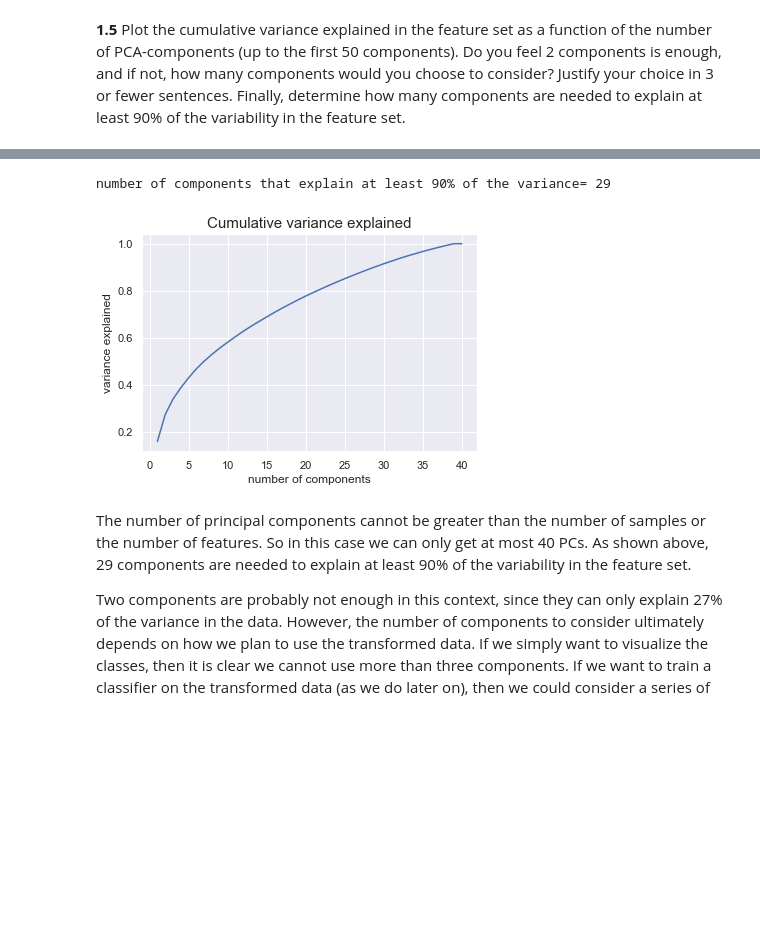
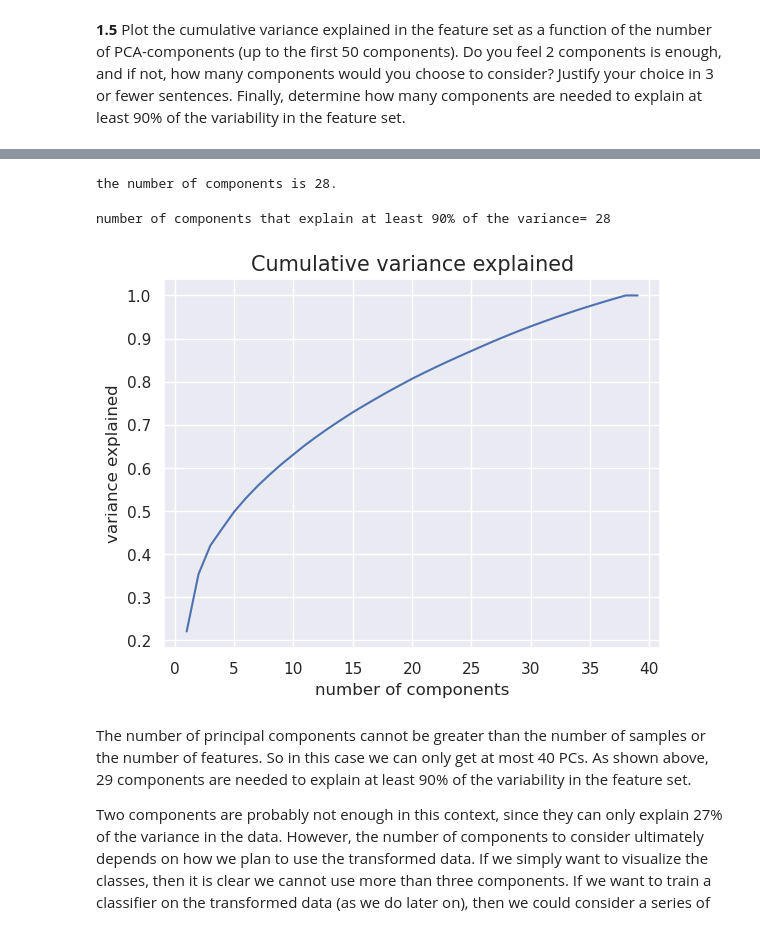
Before and after one commit to xingstar97/Harvard_CS109, a Jupyter notebook: homeworks/hw5/cs109a_hw5.ipynb, the cells around one changed output, grey strips where cells are left out. Drawn from its saved outputs; the diff is of its cells as text; code cells hidden in the pictures; blank space fills up the shorter version.

```diff
--- a/homeworks/hw5/cs109a_hw5.ipynb
+++ b/homeworks/hw5/cs109a_hw5.ipynb
@@ -76,0 +71,12 @@ data_test = df[~msk]
+# %%
+np.random.seed(9002)
+df = pd.read_csv('data/golub.csv')
+df["cancer_type"] = 1* (df["cancer"] == "aml")
+df = df.drop(["Samples", "BM.PB", "Gender", "Source", "tissue.mf", "cancer"], axis=1)
+
+msk = np.random.rand(len(df)) < 0.5
+# Create an array of the given shape and populate it with random samples from a uniform distribution over [0, 1).
+# the shape is len(df) rows
+data_train = df[msk]
+data_test = df[~msk]
+# The ~ operator in Python is the bitwise complement operator, which is used to perform a bitwise negation on integers.
@@ -206,7 +334,7 @@ Finally, it is worth noting in our solution that `density`/`normed` is not ensur
 # %%
 # your code here
-x_train, y_train = data_train.iloc[:,1:], data_train.iloc[:,0]
-x_test, y_test = data_test.iloc[:,1:], data_test.iloc[:,0]
+x_train, y_train = data_train.iloc[:,:-1], data_train.iloc[:,-1]
+x_test, y_test = data_test.iloc[:,:-1], data_test.iloc[:,-1]
 
 print("x train shape:", x_train.shape, "test shape:", x_test.shape)
 
@@ -239,20 +403,27 @@ The first two principal components only show a limited capacity to discriminate
+# %%
+print(f"the number of components is {np.where(np.array(variance_explained)>0.9)[0][0]+1}.")
+# %% [output]
+the number of components is 28.
 # %%
 # your code here
 # finding top 2 components
 var_explained = []
-total_comp = 40
+total_comp = 39
 pca = PCA(n_components = total_comp).fit(x_train)
 
 plt.plot(np.linspace(1, total_comp, total_comp), np.cumsum(pca.explained_variance_ratio_))
+# !!!!!!!!!
+# fitting one model is enough
+
 plt.xlabel('number of components')
 plt.ylabel('variance explained')
 plt.title('Cumulative variance explained',fontsize=15)
 
 print("number of components that explain at least 90% of the variance=",\
     len(np.where(np.cumsum(pca.explained_variance_ratio_)<=0.9)[0])+1);
 # %% [output]
-number of components that explain at least 90% of the variance= 29
+number of components that explain at least 90% of the variance= 28
-[figure, old version]
+[figure, new version]
 # %% [markdown]
 The number of principal components cannot be greater than the number of samples or the number of features. So in this case we can only get at most 40 PCs. As shown above, 29 components are needed to explain at least 90% of the variability in the feature set.
 
```
Also changed, not shown: parts of 44 cells of this notebook, 33 other files.
